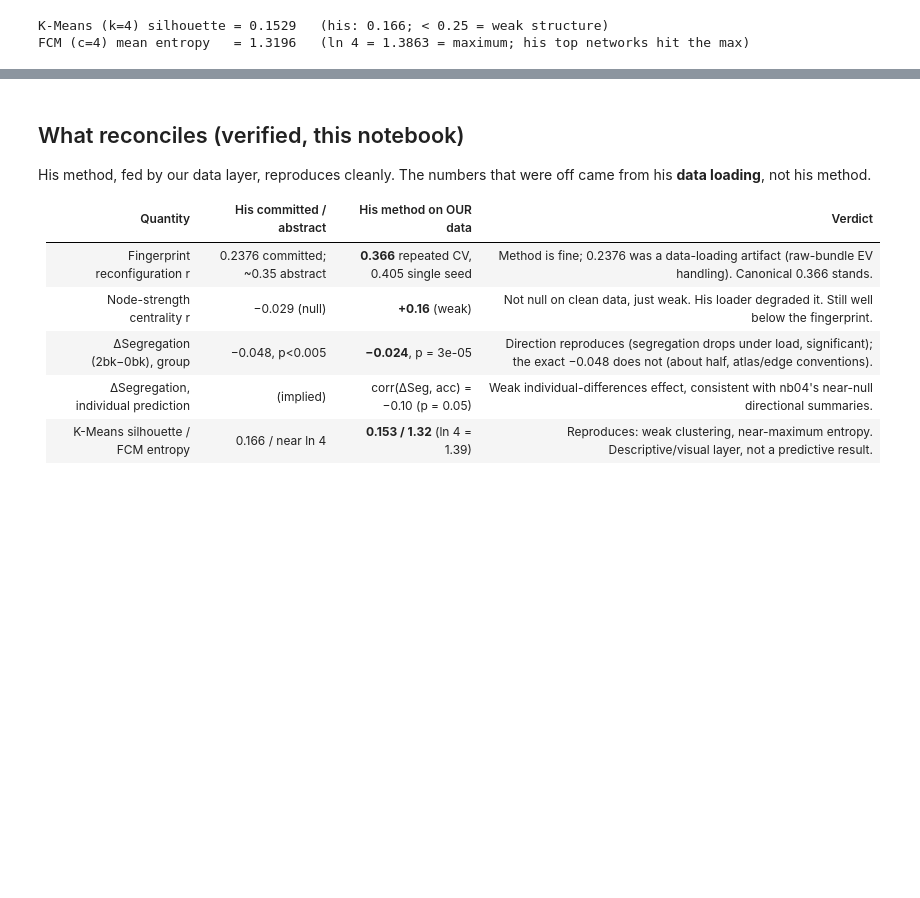
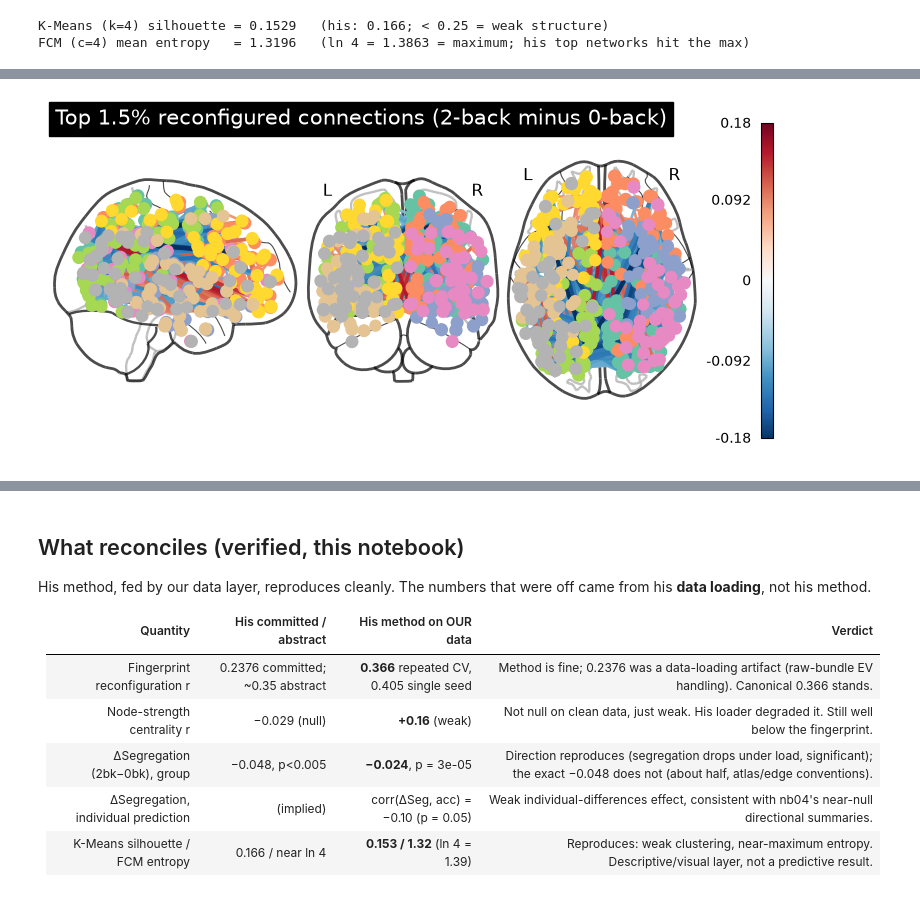
Before and after one commit to The-Gammas/The-Gammas, a Jupyter notebook: sandbox/jaime/09_goutham_pipeline_replication.ipynb, the cells around one changed output, grey strips where cells are left out. Drawn from its saved outputs; the diff is of its cells as text; code cells hidden in the pictures; blank space fills up the shorter version.

```diff
--- a/sandbox/jaime/09_goutham_pipeline_replication.ipynb
+++ b/sandbox/jaime/09_goutham_pipeline_replication.ipynb
@@ -237,0 +274,11 @@ FCM (c=4) mean entropy   = 1.3196   (ln 4 = 1.3863 = maximum; his top networks h
+# %%
+# Glass-brain connectome of the strongest reconfigured edges (top 1.5% by |change|)
+thr = np.percentile(np.abs(mean_delta_fc), 98.5)
+adj = np.where(np.abs(mean_delta_fc) >= thr, mean_delta_fc, 0.0)
+sz = 20 + 60 * node_strength / node_strength.max()
+plotting.plot_connectome(adj, coords, node_size=sz, edge_cmap="RdBu_r",
+                         edge_vmin=-np.abs(adj).max(), edge_vmax=np.abs(adj).max(),
+                         title="Top 1.5% reconfigured connections (2-back minus 0-back)")
+plt.show()
+# %% [output]
+[figure, added]
```
Also changed, not shown: parts of 5 cells of this notebook, 2 other files.
